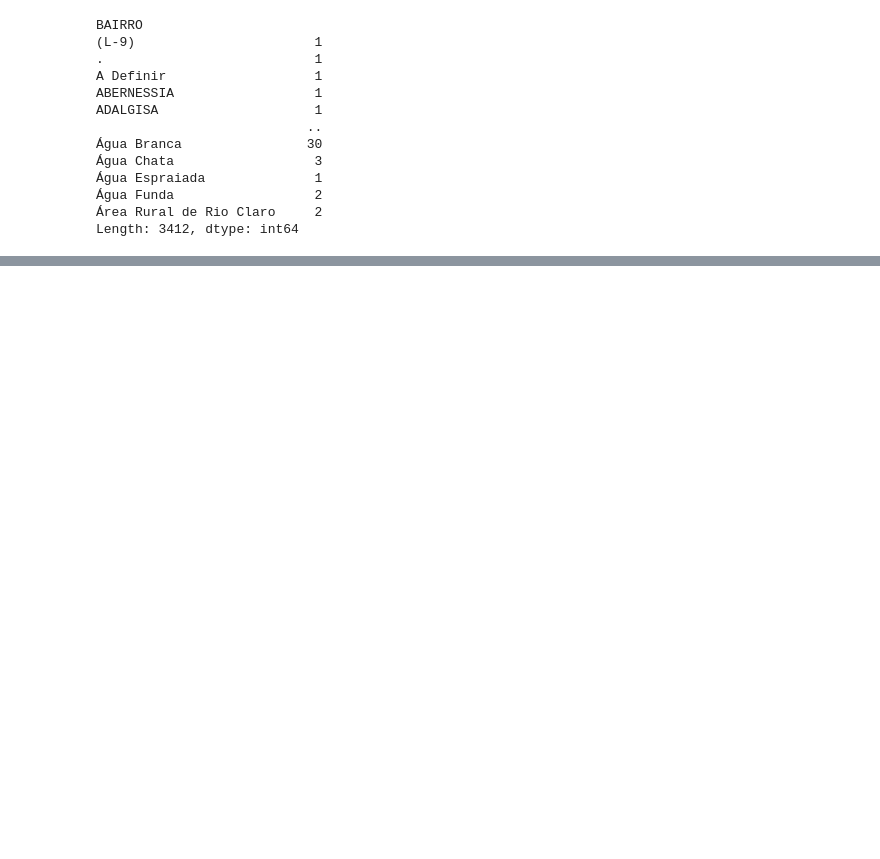
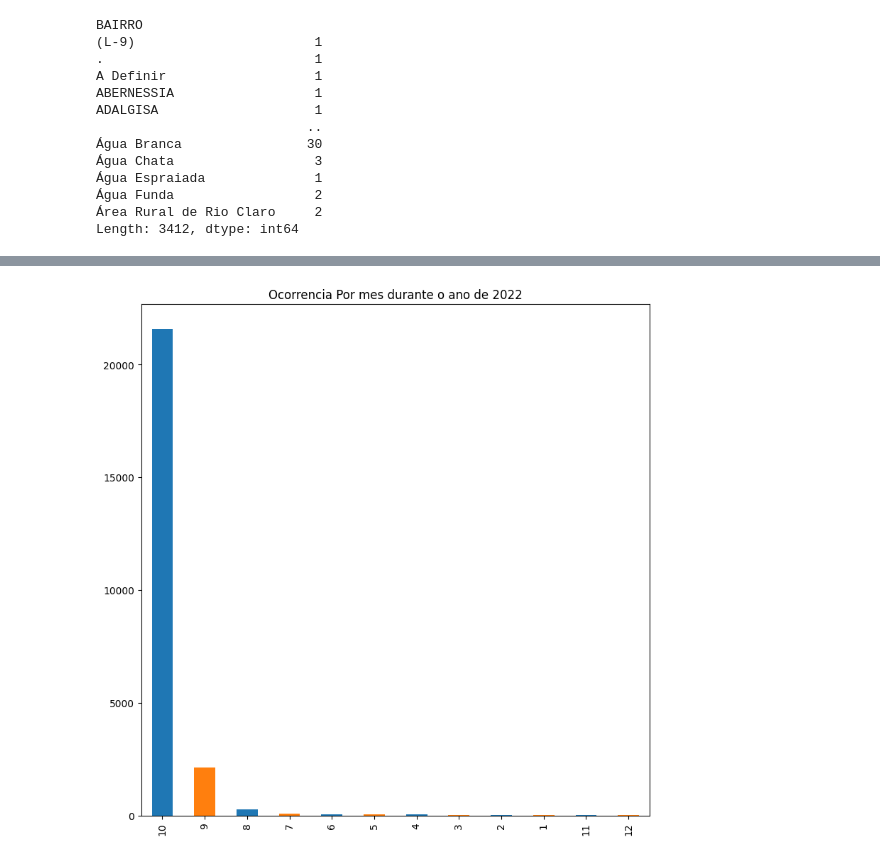
Before and after one commit to OdairDias/An-lise-Seg-Publica-SP, a Jupyter notebook: Pasta_01/Analise criminalidade.ipynb, the cells around one changed output, grey strips where cells are left out. Drawn from its saved outputs; the diff is of its cells as text; code cells hidden in the pictures; blank space fills up the shorter version.

```diff
--- a/Pasta_01/Analise criminalidade.ipynb
+++ b/Pasta_01/Analise criminalidade.ipynb
@@ -157,0 +236,5 @@ Length: 3412, dtype: int64
+# %%
+# aqui trouxemos a quantidade de roubos ocorridos durante o mês de outibro, base de referência para o estudo
+roubos_celulares.MES_OCORRENCIA.value_counts().plot(kind='bar', title='Ocorrencia Por mes durante o ano de 2022',color = ['#1F77B4', '#FF7F0E']);
+# %% [output]
+[figure, added]
```
Also changed, not shown: parts of 16 cells of this notebook.
